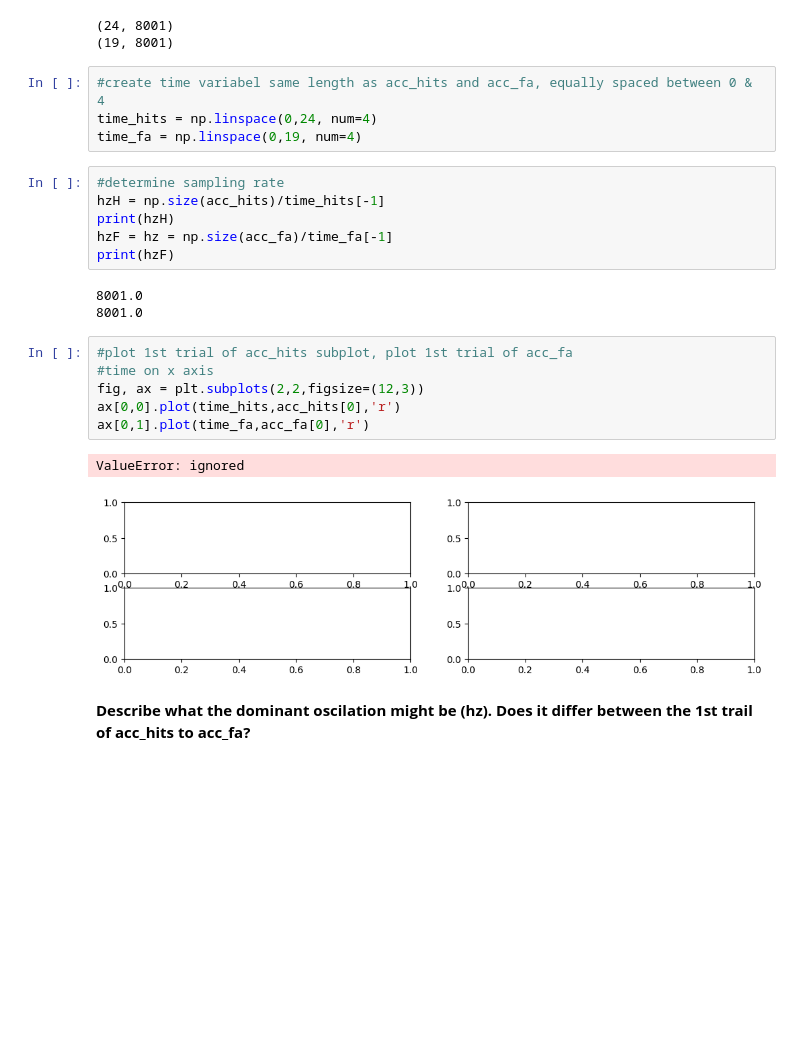
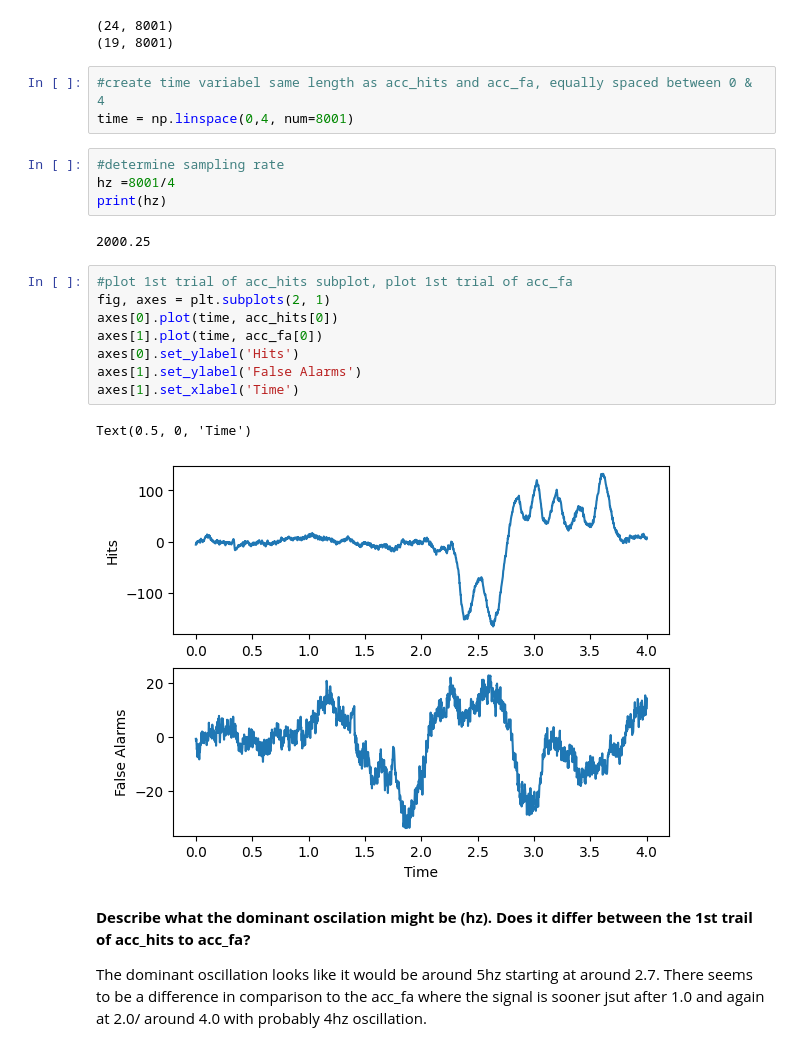
Before and after one commit to nellyfadil/Neuro-265, a Jupyter notebook: coding_homework_5.ipynb, the cells around one changed output. Cells and saved outputs as stored; diff of their text form; blank space fills up the shorter version.

```diff
--- a/coding_homework_5.ipynb
+++ b/coding_homework_5.ipynb
@@ -63,28 +63,29 @@ print(acc_fa.shape)
 (19, 8001)
 # %%
 #create time variabel same length as acc_hits and acc_fa, equally spaced between 0 & 4
-time_hits = np.linspace(0,24, num=4)
-time_fa = np.linspace(0,19, num=4)
+time = np.linspace(0,4, num=8001)
-# %%
-#determine sampling rate
-hzH = np.size(acc_hits)/time_hits[-1]
-print(hzH)
-hzF = hz = np.size(acc_fa)/time_fa[-1]
-print(hzF)
-# %% [output]
-8001.0
-8001.0
+# %%
+#determine sampling rate
+hz =8001/4
+print(hz)
+# %% [output]
+2000.25
 # %%
 #plot 1st trial of acc_hits subplot, plot 1st trial of acc_fa
-#time on x axis
-fig, ax = plt.subplots(2,2,figsize=(12,3))
-ax[0,0].plot(time_hits,acc_hits[0],'r')
-ax[0,1].plot(time_fa,acc_fa[0],'r')
+fig, axes = plt.subplots(2, 1)
+axes[0].plot(time, acc_hits[0])
+axes[1].plot(time, acc_fa[0])
+axes[0].set_ylabel('Hits')
+axes[1].set_ylabel('False Alarms')
+axes[1].set_xlabel('Time')
 # %% [output]
-ValueError: ignored
+Text(0.5, 0, 'Time')
-[figure, old version]
+[figure, new version]
 # %% [markdown]
 **Describe what the dominant oscilation might be (hz). Does it differ between the 1st trail of acc_hits to acc_fa?**
+
+The dominant oscillation looks like it would be around 5hz starting at around
+2.7. There seems to be a difference in comparison to the acc_fa where the signal is sooner jsut after 1.0 and again at 2.0/ around 4.0 with probably 4hz oscillation.
 # %%
 #calculate & plot ERP of acc_hits
 #time on xaxis
```
Also changed, not shown: parts of 6 cells of this notebook.
